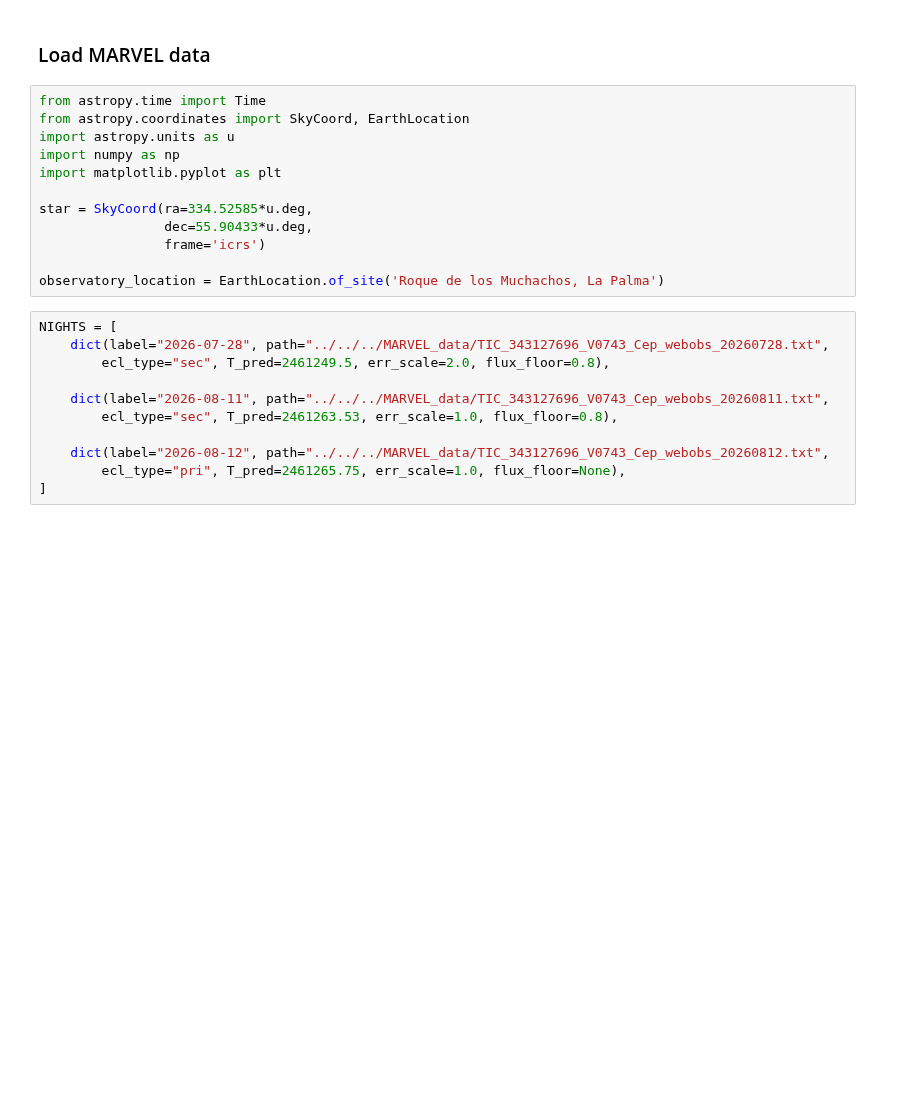
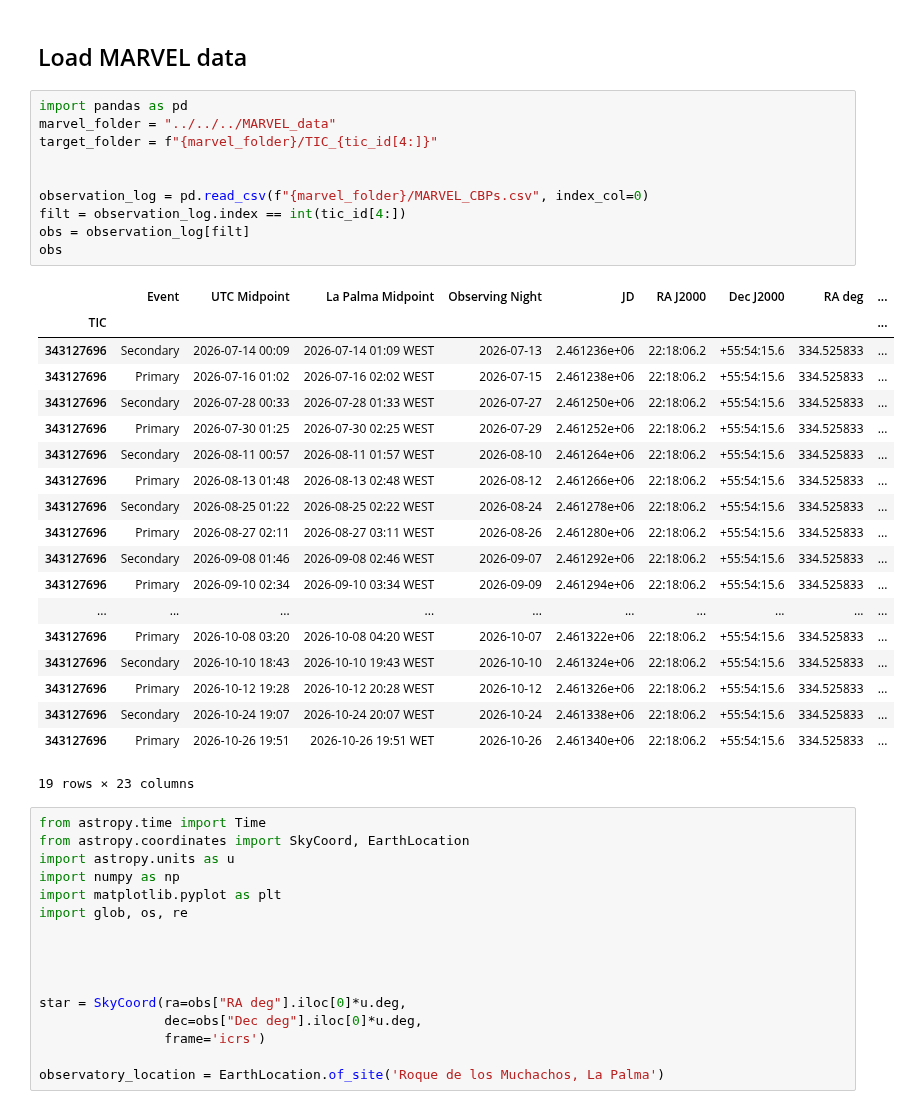
Before and after one commit to tundeakins/EBP_sweep, a Jupyter notebook: notebooks/Follow_up_fitting.ipynb, the cells around one changed output. Drawn from its saved outputs; the diff is of its cells as text; blank space fills up the shorter version.

```diff
--- a/notebooks/Follow_up_fitting.ipynb
+++ b/notebooks/Follow_up_fitting.ipynb
@@ -27,25 +93,48 @@ pri_params
 # %% [markdown]
-### Load MARVEL data
+## Load MARVEL data
 # %%
-from astropy.time import Time
-from astropy.coordinates import SkyCoord, EarthLocation
-import astropy.units as u
-import numpy as np
-import matplotlib.pyplot as plt
+import pandas as pd
+marvel_folder = "../../../MARVEL_data"
+target_folder = f"{marvel_folder}/TIC_{tic_id[4:]}"
 
-star = SkyCoord(ra=334.52585*u.deg,
-				dec=55.90433*u.deg,
-				frame='icrs')
 
-observatory_location = EarthLocation.of_site('Roque de los Muchachos, La Palma')
+observation_log = pd.read_csv(f"{marvel_folder}/MARVEL_CBPs.csv", index_col=0)
+filt = observation_log.index == int(tic_id[4:])
+obs = observation_log[filt]
+obs
+# %% [output]
+|  | Event | UTC Midpoint | La Palma Midpoint | Observing Night | JD | RA J2000 | Dec J2000 | RA deg | ... |
+| TIC |  |  |  |  |  |  |  |  | ... |
+| 343127696 | Secondary | 2026-07-14 00:09 | 2026-07-14 01:09 WEST | 2026-07-13 | 2.461236e+06 | 22:18:06.2 | +55:54:15.6 | 334.525833 | ... |
+| 343127696 | Primary | 2026-07-16 01:02 | 2026-07-16 02:02 WEST | 2026-07-15 | 2.461238e+06 | 22:18:06.2 | +55:54:15.6 | 334.525833 | ... |
+| 343127696 | Secondary | 2026-07-28 00:33 | 2026-07-28 01:33 WEST | 2026-07-27 | 2.461250e+06 | 22:18:06.2 | +55:54:15.6 | 334.525833 | ... |
+| 343127696 | Primary | 2026-07-30 01:25 | 2026-07-30 02:25 WEST | 2026-07-29 | 2.461252e+06 | 22:18:06.2 | +55:54:15.6 | 334.525833 | ... |
+| 343127696 | Secondary | 2026-08-11 00:57 | 2026-08-11 01:57 WEST | 2026-08-10 | 2.461264e+06 | 22:18:06.2 | +55:54:15.6 | 334.525833 | ... |
+| 343127696 | Primary | 2026-08-13 01:48 | 2026-08-13 02:48 WEST | 2026-08-12 | 2.461266e+06 | 22:18:06.2 | +55:54:15.6 | 334.525833 | ... |
+| 343127696 | Secondary | 2026-08-25 01:22 | 2026-08-25 02:22 WEST | 2026-08-24 | 2.461278e+06 | 22:18:06.2 | +55:54:15.6 | 334.525833 | ... |
+| 343127696 | Primary | 2026-08-27 02:11 | 2026-08-27 03:11 WEST | 2026-08-26 | 2.461280e+06 | 22:18:06.2 | +55:54:15.6 | 334.525833 | ... |
+| 343127696 | Secondary | 2026-09-08 01:46 | 2026-09-08 02:46 WEST | 2026-09-07 | 2.461292e+06 | 22:18:06.2 | +55:54:15.6 | 334.525833 | ... |
+| 343127696 | Primary | 2026-09-10 02:34 | 2026-09-10 03:34 WEST | 2026-09-09 | 2.461294e+06 | 22:18:06.2 | +55:54:15.6 | 334.525833 | ... |
+| ... | ... | ... | ... | ... | ... | ... | ... | ... | ... |
+| 343127696 | Primary | 2026-10-08 03:20 | 2026-10-08 04:20 WEST | 2026-10-07 | 2.461322e+06 | 22:18:06.2 | +55:54:15.6 | 334.525833 | ... |
+| 343127696 | Secondary | 2026-10-10 18:43 | 2026-10-10 19:43 WEST | 2026-10-10 | 2.461324e+06 | 22:18:06.2 | +55:54:15.6 | 334.525833 | ... |
+| 343127696 | Primary | 2026-10-12 19:28 | 2026-10-12 20:28 WEST | 2026-10-12 | 2.461326e+06 | 22:18:06.2 | +55:54:15.6 | 334.525833 | ... |
+| 343127696 | Secondary | 2026-10-24 19:07 | 2026-10-24 20:07 WEST | 2026-10-24 | 2.461338e+06 | 22:18:06.2 | +55:54:15.6 | 334.525833 | ... |
+| 343127696 | Primary | 2026-10-26 19:51 | 2026-10-26 19:51 WET | 2026-10-26 | 2.461340e+06 | 22:18:06.2 | +55:54:15.6 | 334.525833 | ... |
+19 rows × 23 columns
 # %%
-NIGHTS = [
-    dict(label="2026-07-28", path="../../../MARVEL_data/TIC_343127696_V0743_Cep_webobs_20260728.txt",
-	    ecl_type="sec", T_pred=2461249.5, err_scale=2.0, flux_floor=0.8),
+from astropy.time import Time
+from astropy.coordinates import SkyCoord, EarthLocation
+import astropy.units as u
+import numpy as np
+import matplotlib.pyplot as plt
+import glob, os, re
 
-    dict(label="2026-08-11", path="../../../MARVEL_data/TIC_343127696_V0743_Cep_webobs_20260811.txt",
-	    ecl_type="sec", T_pred=2461263.53, err_scale=1.0, flux_floor=0.8),
 
-    dict(label="2026-08-12", path="../../../MARVEL_data/TIC_343127696_V0743_Cep_webobs_20260812.txt",
-	    ecl_type="pri", T_pred=2461265.75, err_scale=1.0, flux_floor=None),
-]
+
+
+star = SkyCoord(ra=obs["RA deg"].iloc[0]*u.deg,
+				dec=obs["Dec deg"].iloc[0]*u.deg,
+				frame='icrs')
+
+observatory_location = EarthLocation.of_site('Roque de los Muchachos, La Palma')
```
Also changed, not shown: parts of 36 cells of this notebook, 2 other files.
